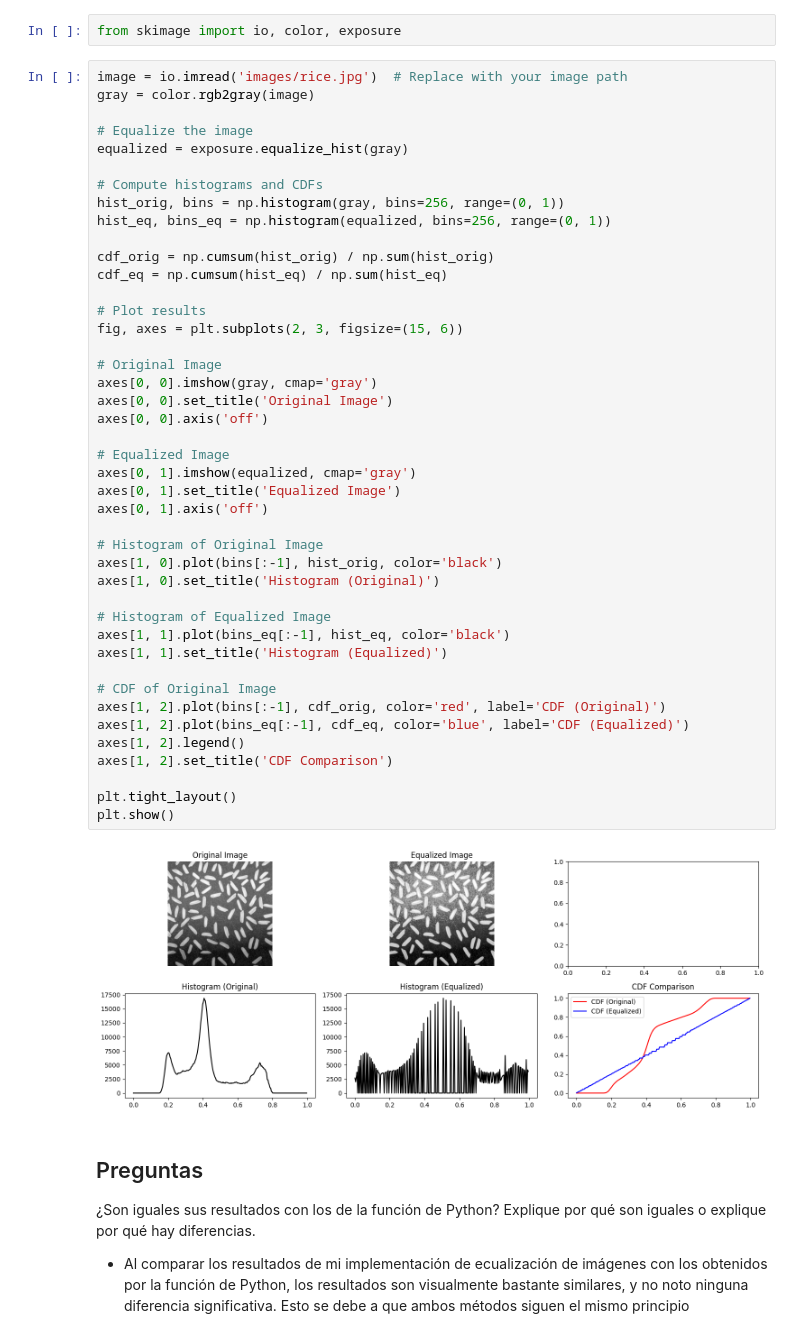
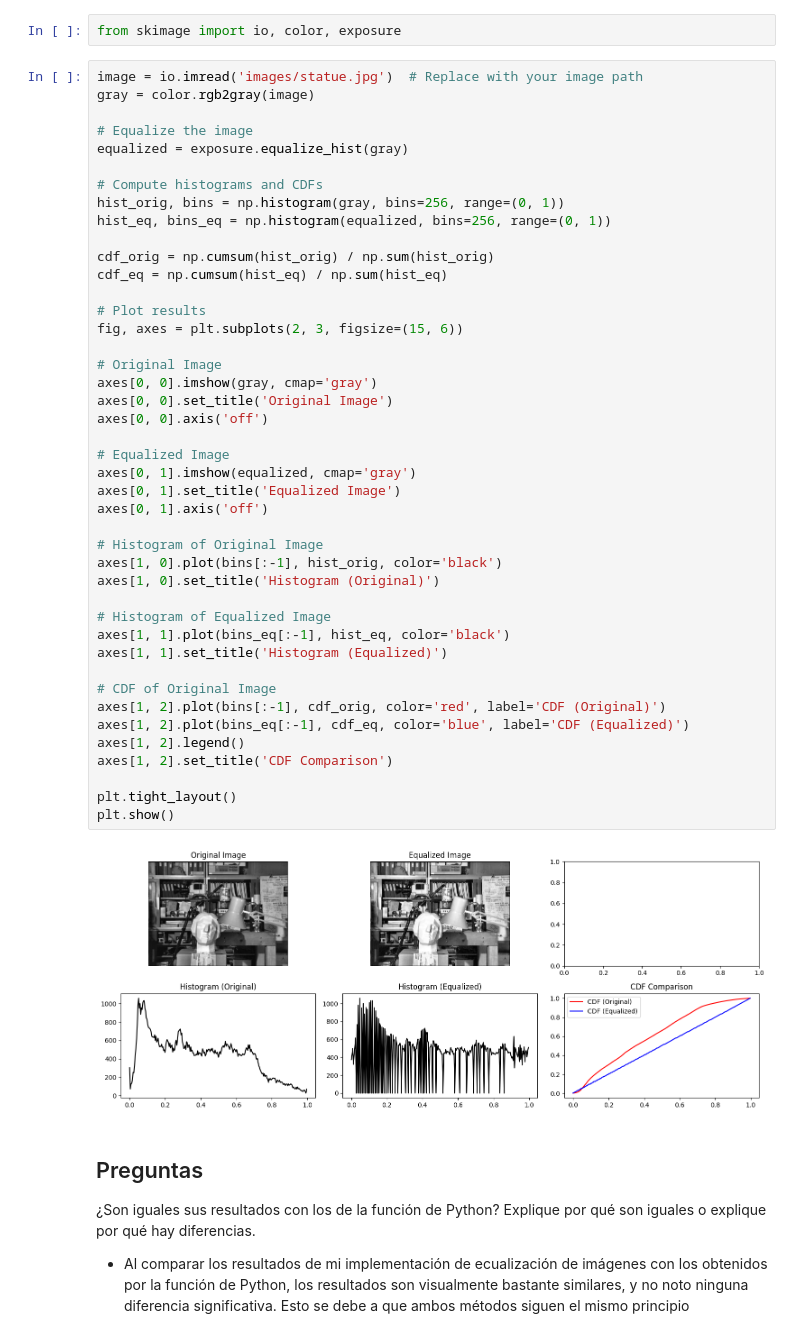
Before and after one commit to gusanitor8/CompVision_Lab1, a Jupyter notebook: inciso1.ipynb, the cells around one changed output. Cells and saved outputs as stored; diff of their text form.

```diff
--- a/inciso1.ipynb
+++ b/inciso1.ipynb
@@ -99,7 +99,7 @@ plt.show()
 # %%
 from skimage import io, color, exposure
 # %%
-image = io.imread('images/rice.jpg')  # Replace with your image path
+image = io.imread('images/statue.jpg')  # Replace with your image path
 gray = color.rgb2gray(image)
 
 # Equalize the image
@@ -115,34 +115,34 @@ cdf_eq = np.cumsum(hist_eq) / np.sum(hist_eq)
 # Plot results
 fig, axes = plt.subplots(2, 3, figsize=(15, 6))
 
 # Original Image
 axes[0, 0].imshow(gray, cmap='gray')
 axes[0, 0].set_title('Original Image')
 axes[0, 0].axis('off')
 
 # Equalized Image
 axes[0, 1].imshow(equalized, cmap='gray')
 axes[0, 1].set_title('Equalized Image')
 axes[0, 1].axis('off')
 
 # Histogram of Original Image
 axes[1, 0].plot(bins[:-1], hist_orig, color='black')
 axes[1, 0].set_title('Histogram (Original)')
 
 # Histogram of Equalized Image
 axes[1, 1].plot(bins_eq[:-1], hist_eq, color='black')
 axes[1, 1].set_title('Histogram (Equalized)')
 
 # CDF of Original Image
 axes[1, 2].plot(bins[:-1], cdf_orig, color='red', label='CDF (Original)')
 axes[1, 2].plot(bins_eq[:-1], cdf_eq, color='blue', label='CDF (Equalized)')
 axes[1, 2].legend()
 axes[1, 2].set_title('CDF Comparison')
 
 plt.tight_layout()
 plt.show()
 # %% [output]
-[figure, old version]
+[figure, new version]
 # %% [markdown]
 ## Preguntas
 
```
Also changed, not shown: parts of 4 cells of this notebook, 4 other files.
